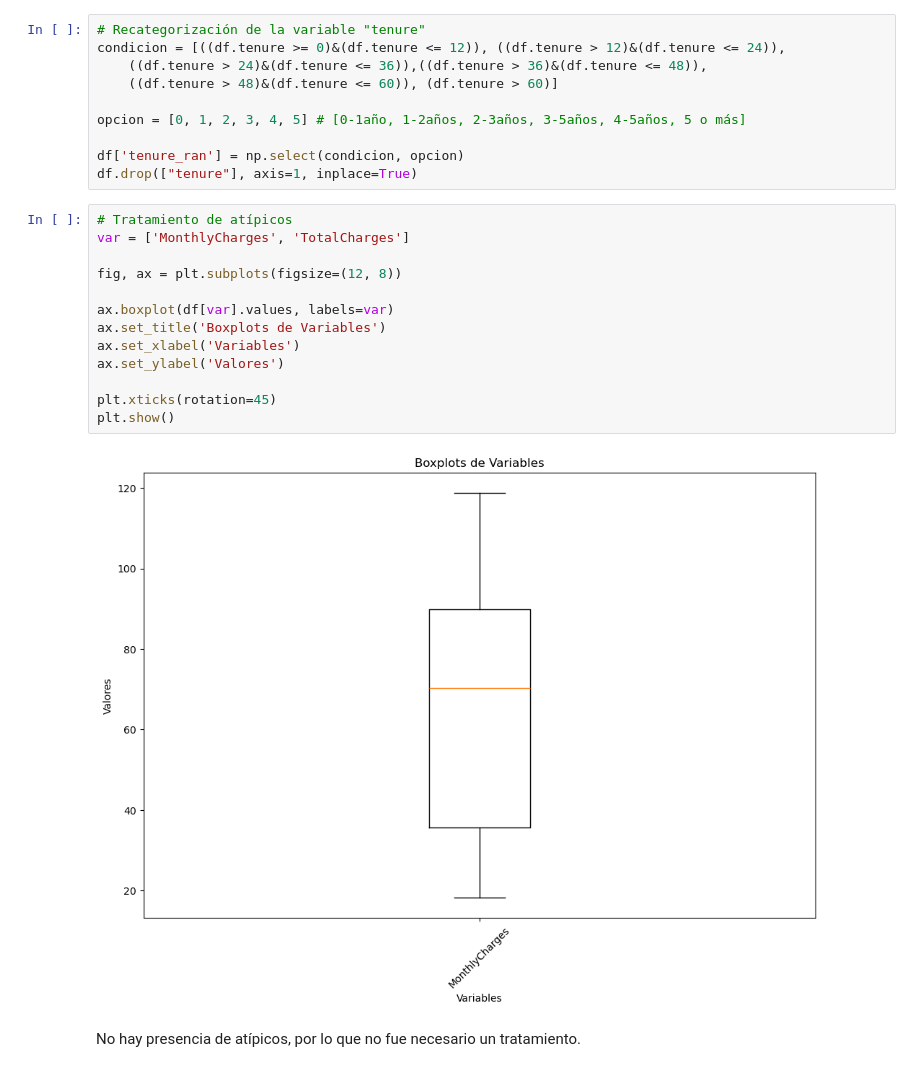
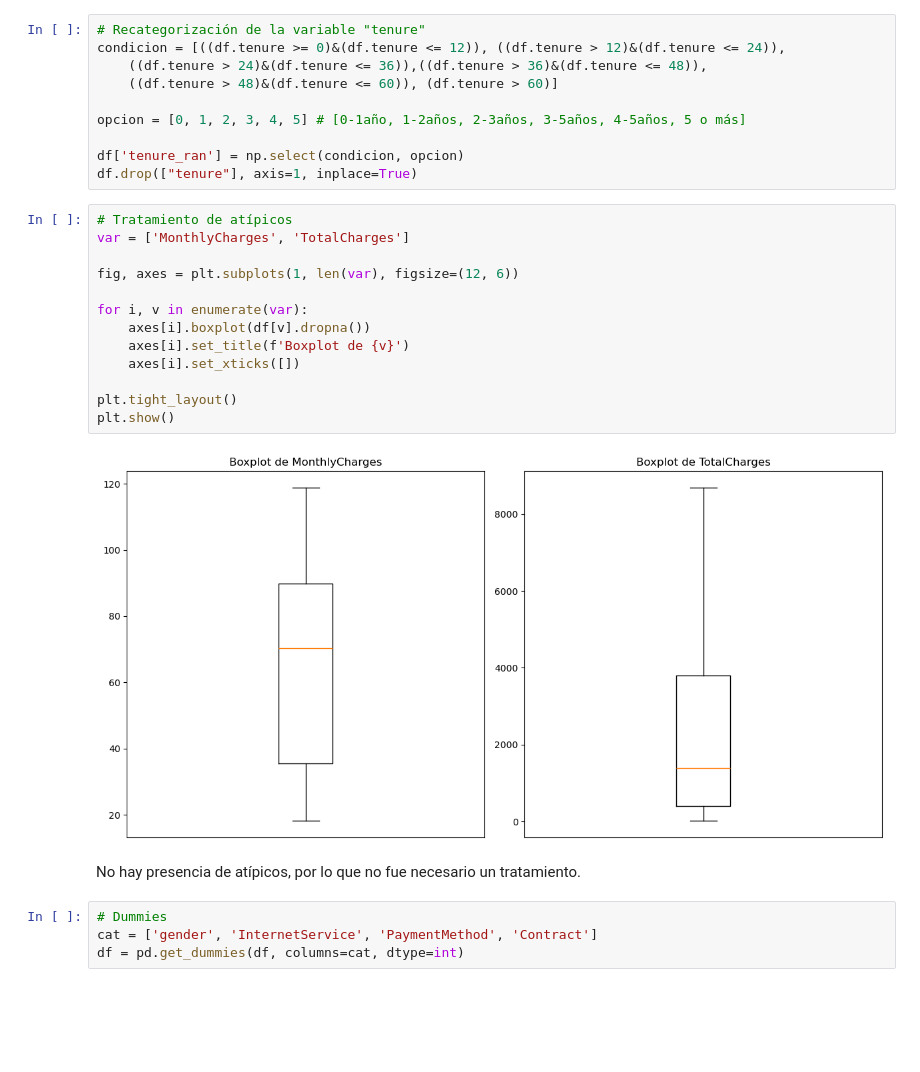
Before and after one commit to andressj1/Prueba-Tecnica, a Jupyter notebook: Prueba_Técnica_Cpocket.ipynb, the cells around one changed output. Cells and saved outputs as stored; diff of their text form; blank space fills up the shorter version.

```diff
--- a/Prueba_Técnica_Cpocket.ipynb
+++ b/Prueba_Técnica_Cpocket.ipynb
@@ -327,20 +327,24 @@ df.drop(["tenure"], axis=1, inplace=True)
 # %%
 # Tratamiento de atípicos
 var = ['MonthlyCharges', 'TotalCharges']
 
-fig, ax = plt.subplots(figsize=(12, 8))
+fig, axes = plt.subplots(1, len(var), figsize=(12, 6))
 
-ax.boxplot(df[var].values, labels=var)
-ax.set_title('Boxplots de Variables')
-ax.set_xlabel('Variables')
-ax.set_ylabel('Valores')
+for i, v in enumerate(var):
+    axes[i].boxplot(df[v].dropna())
+    axes[i].set_title(f'Boxplot de {v}')
+    axes[i].set_xticks([])
 
-plt.xticks(rotation=45)
+plt.tight_layout()
 plt.show()
 # %% [output]
-[figure, old version]
+[figure, new version]
 # %% [markdown]
 No hay presencia de atípicos, por lo que no fue necesario un tratamiento.
+# %%
+# Dummies
+cat = ['gender', 'InternetService', 'PaymentMethod', 'Contract']
+df = pd.get_dummies(df, columns=cat, dtype=int)
 # %%
 # Verificación
 df.head(5)
```
Also changed, not shown: parts of 19 cells of this notebook.
